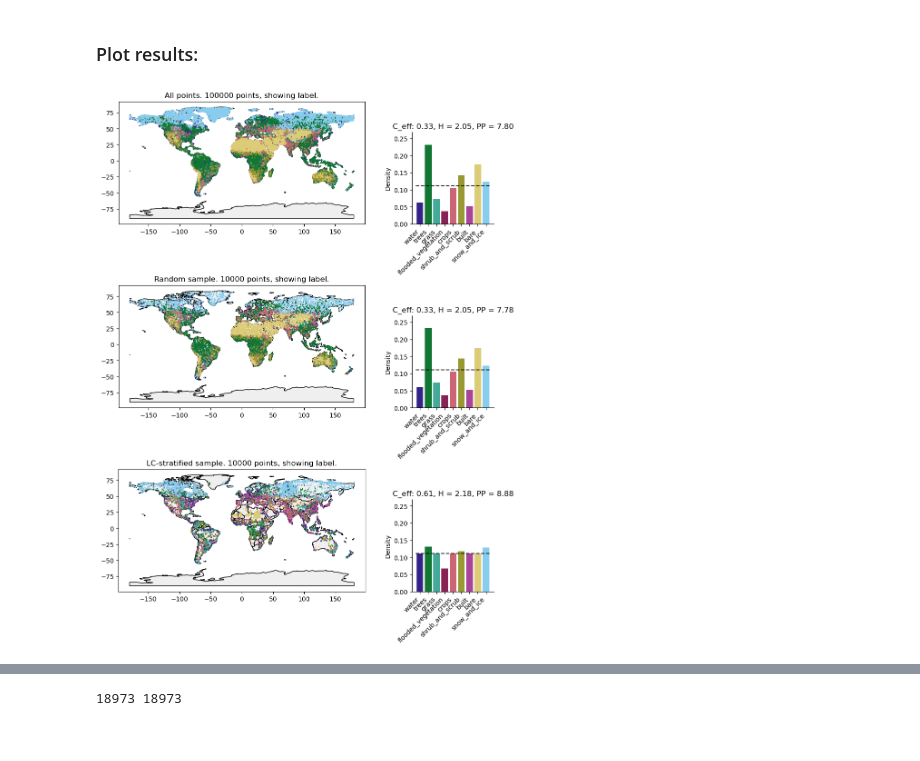
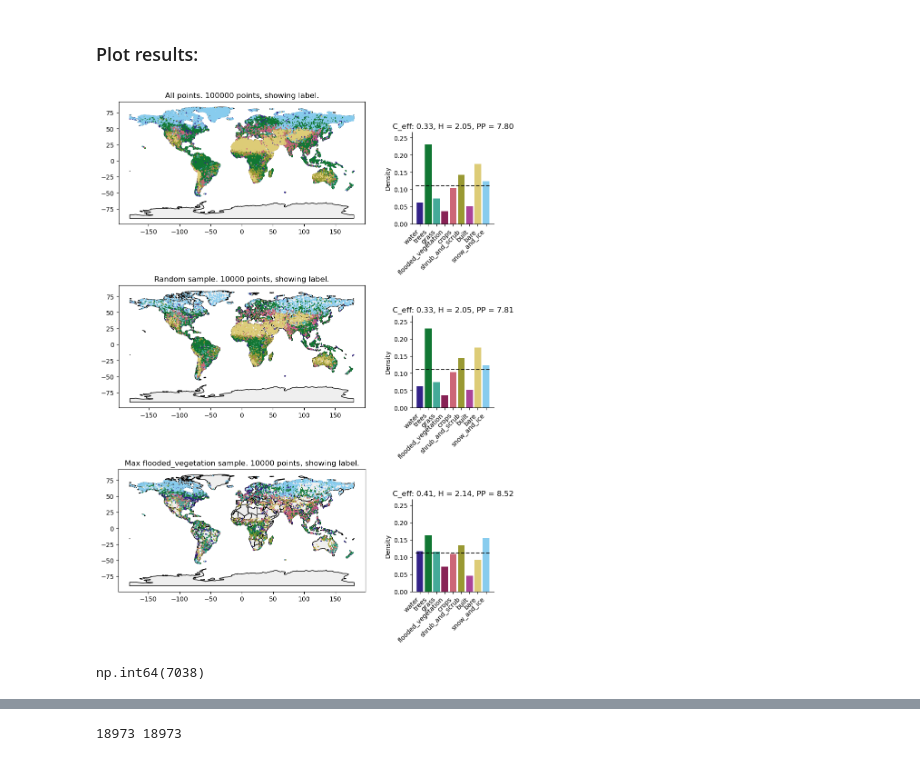
Before and after one commit to WUR-AI/interpret_earth_embeddings, a Jupyter notebook: notebooks/Sample locations dataset.ipynb, the cells around one changed output, grey strips where cells are left out. Cells and saved outputs as stored; diff of their text form; code cells hidden in the pictures.

Commit message:
load centre points in nb

```diff
--- a/notebooks/Sample locations dataset.ipynb
+++ b/notebooks/Sample locations dataset.ipynb
@@ -148,7 +149,7 @@ Text(0, 0.5, 'Number of samples')
 # %% [markdown]
 ### Get single sample:
 # %%
-sample_strategy = 'greedy'
+sample_strategy = 'flooded_vegetation'  # 'greedy', 'random', 'entropy', or any of the individual classes
 size_sample = 10000
 target_distr = np.array([1 / len(sl.DW_CLASSES)] * len(sl.DW_CLASSES))
 if sample_strategy == 'greedy':
@@ -227,26 +226,30 @@ cbar = plt.colorbar(sc, ax=ax)
 # %%
 fig = plt.figure(figsize=(12, 14))
 gs_map = plt.GridSpec(3, 1, hspace=0.5, right=0.75)
 gs_distr = plt.GridSpec(3, 1, hspace=0.5, left=0.75)
 ax_map = [fig.add_subplot(gs_map[i]) for i in range(3)]
 ax_distr = [fig.add_subplot(gs_distr[i]) for i in range(3)]
 
 sl.plot_map_and_distr(gdf=gdf_points, countries=countries, ax_map=ax_map[0], ax_distr=ax_distr[0], name='All points.')
 
 inds_random = np.random.choice(len(gdf_points), size=size_sample, replace=False)
 sl.plot_map_and_distr(gdf=gdf_points.iloc[inds_random], countries=countries, ax_map=ax_map[1], ax_distr=ax_distr[1], name='Random sample.')
 
-sl.plot_map_and_distr(gdf=gdf_points.iloc[sample_inds_best], countries=countries, ax_map=ax_map[2], ax_distr=ax_distr[2], name='LC-stratified sample.')
+sl.plot_map_and_distr(gdf=gdf_points.iloc[sample_inds_best], countries=countries, ax_map=ax_map[2], ax_distr=ax_distr[2], name='Max flooded_vegetation sample.')
 
 ymax = 0
 for ax_ in ax_distr:
     ymax = max(ymax, ax_.get_ylim()[1])
 for ax_ in ax_distr:
     ax_.set_ylim(0, ymax * 1.1)
     box = ax_.get_position()
     ax_.set_position([box.x0, box.y0, box.width, box.height * 0.75])
 # %% [output]
-[figure, old version]
+[figure, new version]
+# %%
+gdf_points.iloc[sample_inds_best].lc_stratified_sample.sum()
+# %% [output]
+np.int64(7038)
 # %%
 save = False
 ## create df with random inds and best inds
```
Also changed, not shown: parts of 5 cells of this notebook, 2 other files.
